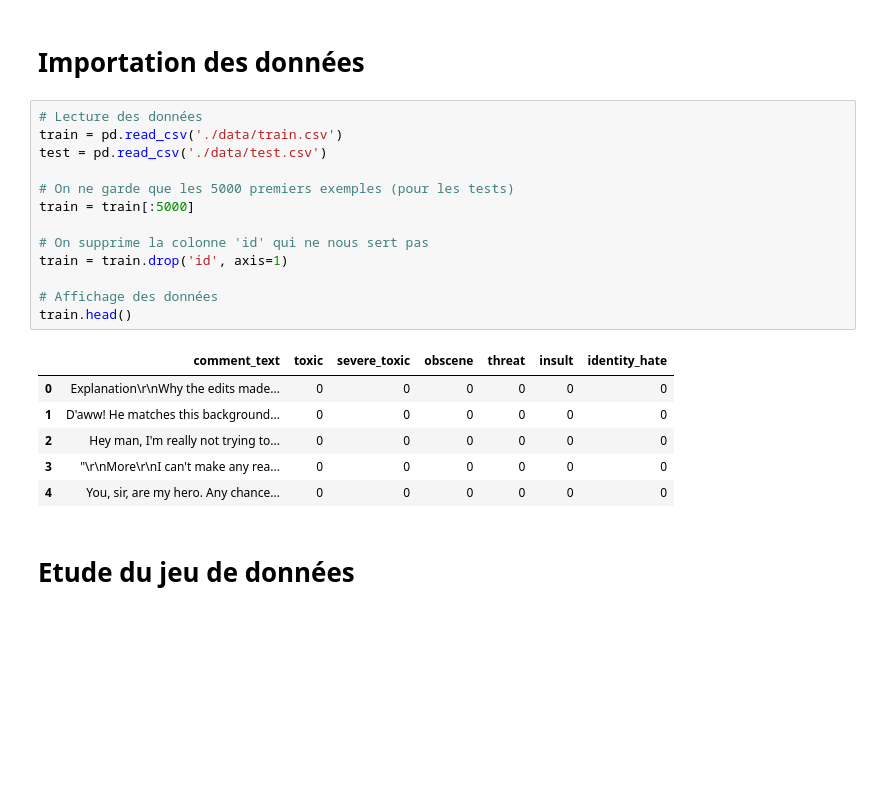
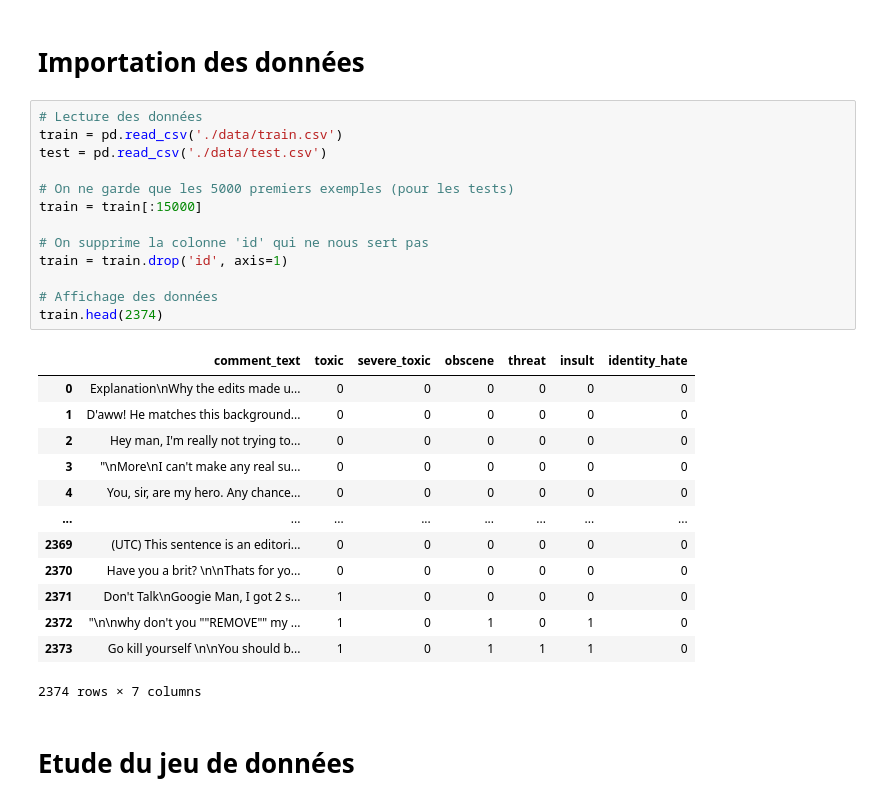
Before and after one commit to Dyrudis/NLP-Classification-de-commentaires, a Jupyter notebook: notebook.ipynb, the cells around one changed output. Drawn from its saved outputs; the diff is of its cells as text; blank space fills up the shorter version.

```diff
--- a/notebook.ipynb
+++ b/notebook.ipynb
@@ -46,23 +48,30 @@ True
 # %%
 # Lecture des données
 train = pd.read_csv('./data/train.csv')
 test = pd.read_csv('./data/test.csv')
 
 # On ne garde que les 5000 premiers exemples (pour les tests)
-train = train[:5000]
+train = train[:15000]
 
 # On supprime la colonne 'id' qui ne nous sert pas
 train = train.drop('id', axis=1)
 
 # Affichage des données
-train.head()
+train.head(2374)
 # %% [output]
 |  | comment_text | toxic | severe_toxic | obscene | threat | insult | identity_hate |
-| 0 | Explanation\r\nWhy the edits made... | 0 | 0 | 0 | 0 | 0 | 0 |
+| 0 | Explanation\nWhy the edits made u... | 0 | 0 | 0 | 0 | 0 | 0 |
 | 1 | D'aww! He matches this background... | 0 | 0 | 0 | 0 | 0 | 0 |
 | 2 | Hey man, I'm really not trying to... | 0 | 0 | 0 | 0 | 0 | 0 |
-| 3 | "\r\nMore\r\nI can't make any rea... | 0 | 0 | 0 | 0 | 0 | 0 |
+| 3 | "\nMore\nI can't make any real su... | 0 | 0 | 0 | 0 | 0 | 0 |
 | 4 | You, sir, are my hero. Any chance... | 0 | 0 | 0 | 0 | 0 | 0 |
+| ... | ... | ... | ... | ... | ... | ... | ... |
+| 2369 | (UTC) This sentence is an editori... | 0 | 0 | 0 | 0 | 0 | 0 |
+| 2370 | Have you a brit? \n\nThats for yo... | 0 | 0 | 0 | 0 | 0 | 0 |
+| 2371 | Don't Talk\nGoogie Man, I got 2 s... | 1 | 0 | 0 | 0 | 0 | 0 |
+| 2372 | "\n\nwhy don't you ""REMOVE"" my ... | 1 | 0 | 1 | 0 | 1 | 0 |
+| 2373 | Go kill yourself \n\nYou should b... | 1 | 0 | 1 | 1 | 1 | 0 |
+2374 rows × 7 columns
 # %% [markdown]
 # Etude du jeu de données
 # %%
```
Also changed, not shown: parts of 22 cells of this notebook.
